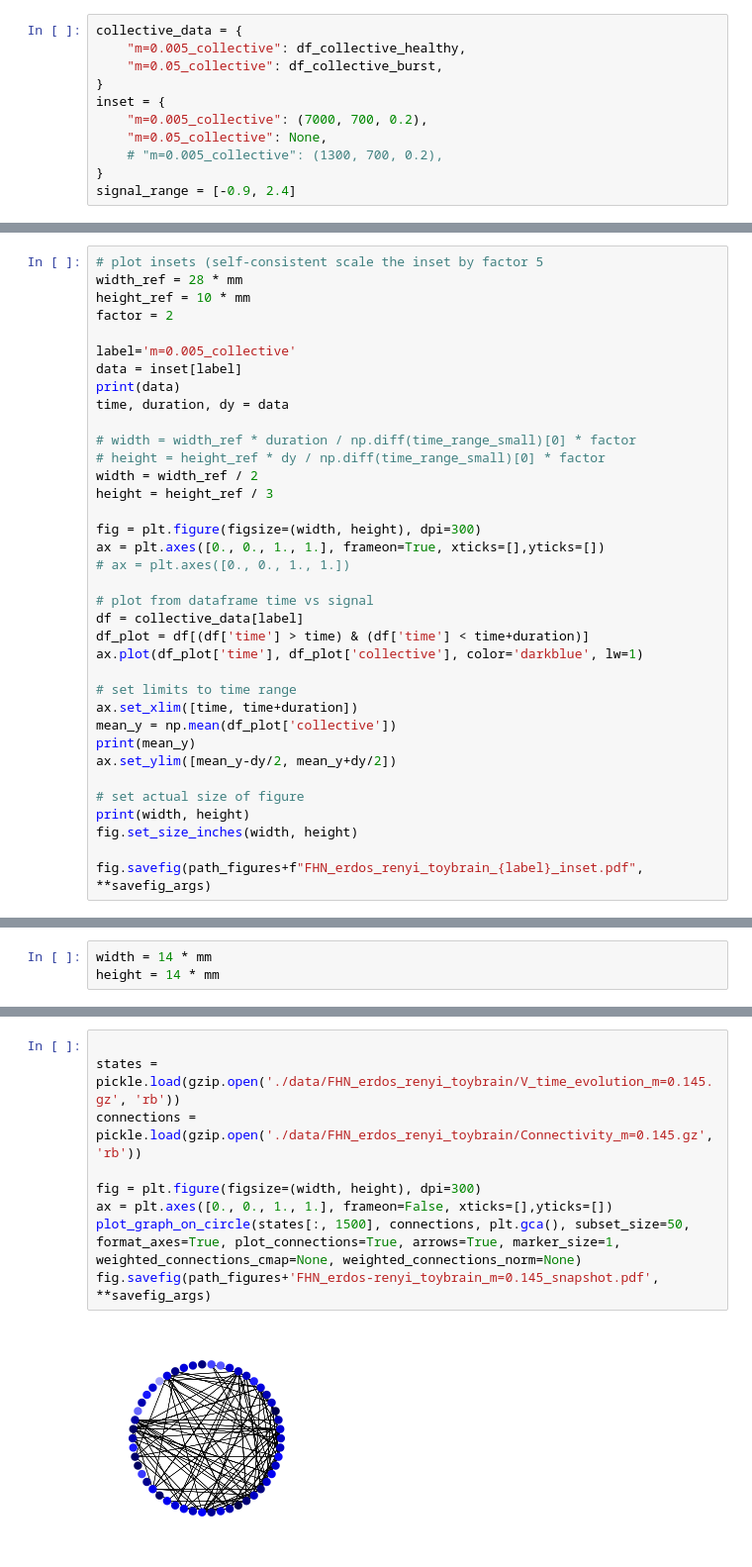
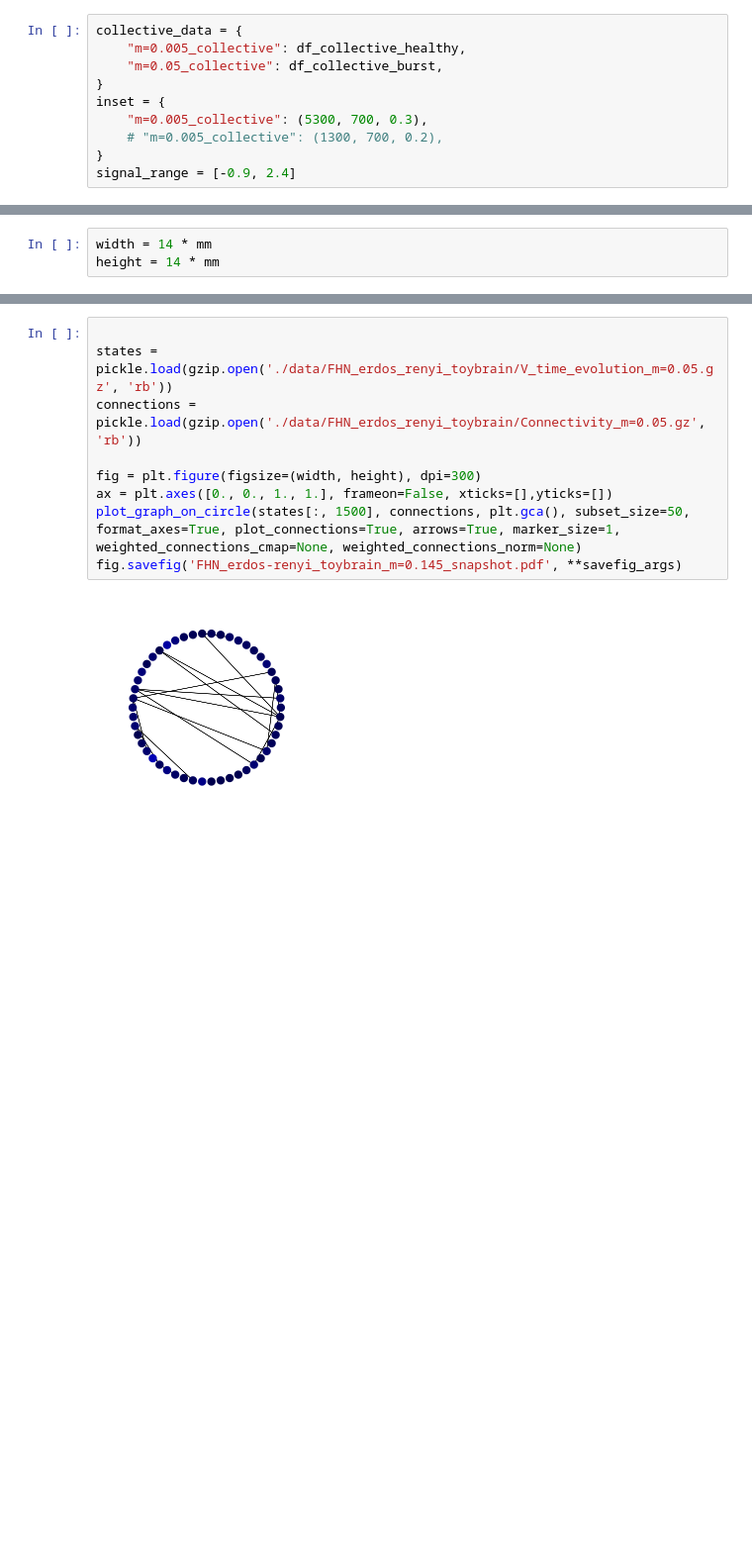
Before and after one commit to Priesemann-Group/perspective_heart_and_brain, a Jupyter notebook: notebooks_figures_paper/FHN_erdos-renyi_toybrain.ipynb, the cells around one changed output, grey strips where cells are left out. Shown at 99% size. Drawn from its saved outputs; the diff is of its cells as text; blank space fills up the shorter version.

```diff
--- a/notebooks_figures_paper/FHN_erdos-renyi_toybrain.ipynb
+++ b/notebooks_figures_paper/FHN_erdos-renyi_toybrain.ipynb
@@ -180,8 +173,7 @@ collective_data = {
     "m=0.05_collective": df_collective_burst,
 }
 inset = {
-    "m=0.005_collective": (7000, 700, 0.2),
-    "m=0.05_collective": None,
+    "m=0.005_collective": (5300, 700, 0.3),
     # "m=0.005_collective": (1300, 700, 0.2),
 }
 signal_range = [-0.9, 2.4]
@@ -331,36 +313,0 @@ m=0.05_collective
-# %%
-# plot insets (self-consistent scale the inset by factor 5
-width_ref = 28 * mm
-height_ref = 10 * mm
-factor = 2
-
-label='m=0.005_collective'
-data = inset[label]
-print(data)
-time, duration, dy = data
-
-# width = width_ref * duration / np.diff(time_range_small)[0] * factor
-# height = height_ref * dy / np.diff(time_range_small)[0] * factor
-width = width_ref / 2
-height = height_ref / 3
-
-fig = plt.figure(figsize=(width, height), dpi=300)
-ax = plt.axes([0., 0., 1., 1.], frameon=True, xticks=[],yticks=[])
-# ax = plt.axes([0., 0., 1., 1.])
-
-# plot from dataframe time vs signal
-df = collective_data[label]
-df_plot = df[(df['time'] > time) & (df['time'] < time+duration)]
-ax.plot(df_plot['time'], df_plot['collective'], color='darkblue', lw=1)
-
-# set limits to time range
-ax.set_xlim([time, time+duration])
-mean_y = np.mean(df_plot['collective'])
-print(mean_y)
-ax.set_ylim([mean_y-dy/2, mean_y+dy/2])
-
-# set actual size of figure
-print(width, height)
-fig.set_size_inches(width, height)
-
-fig.savefig(path_figures+f"FHN_erdos_renyi_toybrain_{label}_inset.pdf", **savefig_args)
@@ -629,11 +513,11 @@ AttributeError: module 'networkx' has no attribute 'from_numpy_matrix'
 # %%
 
-states = pickle.load(gzip.open('./data/FHN_erdos_renyi_toybrain/V_time_evolution_m=0.145.gz', 'rb'))
-connections = pickle.load(gzip.open('./data/FHN_erdos_renyi_toybrain/Connectivity_m=0.145.gz', 'rb'))
+states = pickle.load(gzip.open('./data/FHN_erdos_renyi_toybrain/V_time_evolution_m=0.05.gz', 'rb'))
+connections = pickle.load(gzip.open('./data/FHN_erdos_renyi_toybrain/Connectivity_m=0.05.gz', 'rb'))
 
 fig = plt.figure(figsize=(width, height), dpi=300)
 ax = plt.axes([0., 0., 1., 1.], frameon=False, xticks=[],yticks=[])
 plot_graph_on_circle(states[:, 1500], connections, plt.gca(), subset_size=50, format_axes=True, plot_connections=True, arrows=True, marker_size=1, weighted_connections_cmap=None, weighted_connections_norm=None)
-fig.savefig(path_figures+'FHN_erdos-renyi_toybrain_m=0.145_snapshot.pdf', **savefig_args)
+fig.savefig('FHN_erdos-renyi_toybrain_m=0.145_snapshot.pdf', **savefig_args)
 # %% [output]
-[figure, old version]
+[figure, new version]
```
Also changed, not shown: parts of 20 cells of this notebook.
